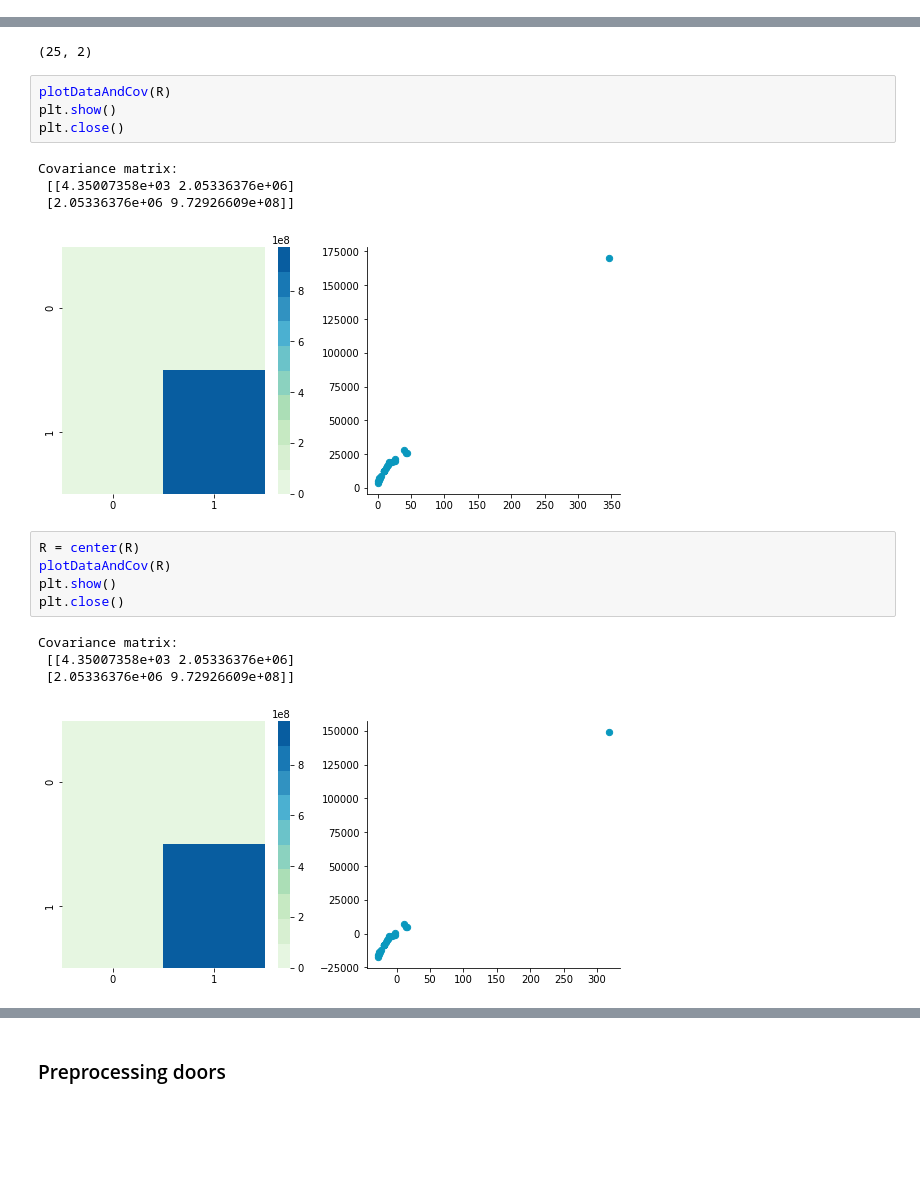
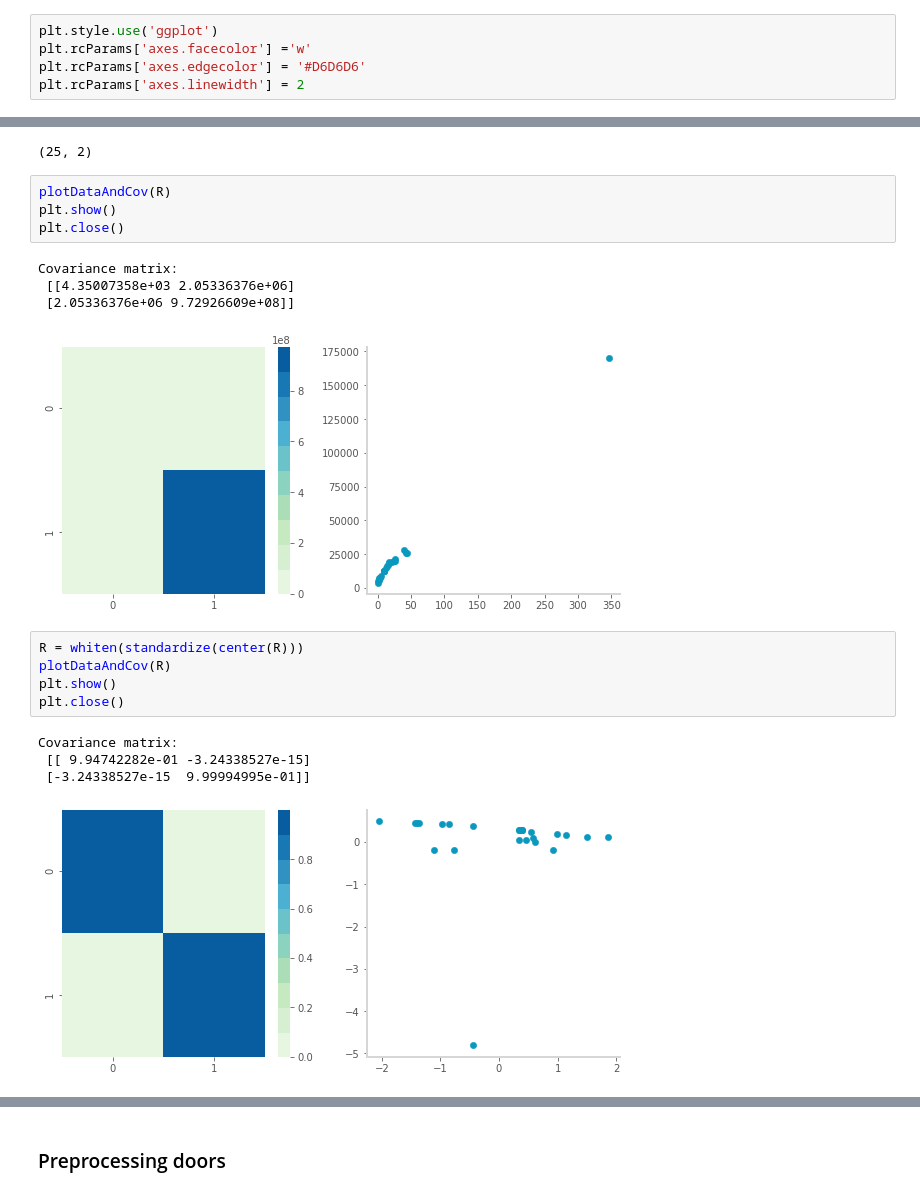
Before and after one commit to GAnagno/Social-Web, a Jupyter notebook: Spectral Map.ipynb, the cells around one changed output, grey strips where cells are left out. Drawn from its saved outputs; the diff is of its cells as text; blank space fills up the shorter version.

```diff
--- a/Spectral Map.ipynb
+++ b/Spectral Map.ipynb
@@ -11,6 +11,11 @@ import matplotlib.pyplot as plt
 import matplotlib.image as mpimg
 import seaborn as sns
 import networkx as nx
+# %%
+plt.style.use('ggplot')
+plt.rcParams['axes.facecolor'] ='w'
+plt.rcParams['axes.edgecolor'] = '#D6D6D6'
+plt.rcParams['axes.linewidth'] = 2
 # %% [markdown]
 ## Reference object
 # %%
@@ -168,14 +154,14 @@ plt.close()
 Covariance matrix:
  [[4.35007358e+03 2.05336376e+06]
  [2.05336376e+06 9.72926609e+08]]
-[figure, old version]
+[figure, new version]
 # %%
-R = center(R)
+R = whiten(standardize(center(R)))
 plotDataAndCov(R)
 plt.show()
 plt.close()
 # %% [output]
 Covariance matrix:
- [[4.35007358e+03 2.05336376e+06]
- [2.05336376e+06 9.72926609e+08]]
+ [[ 9.94742282e-01 -3.24338527e-15]
+ [-3.24338527e-15  9.99994995e-01]]
-[figure, old version]
+[figure, new version]
```
Also changed, not shown: parts of 24 cells of this notebook.
